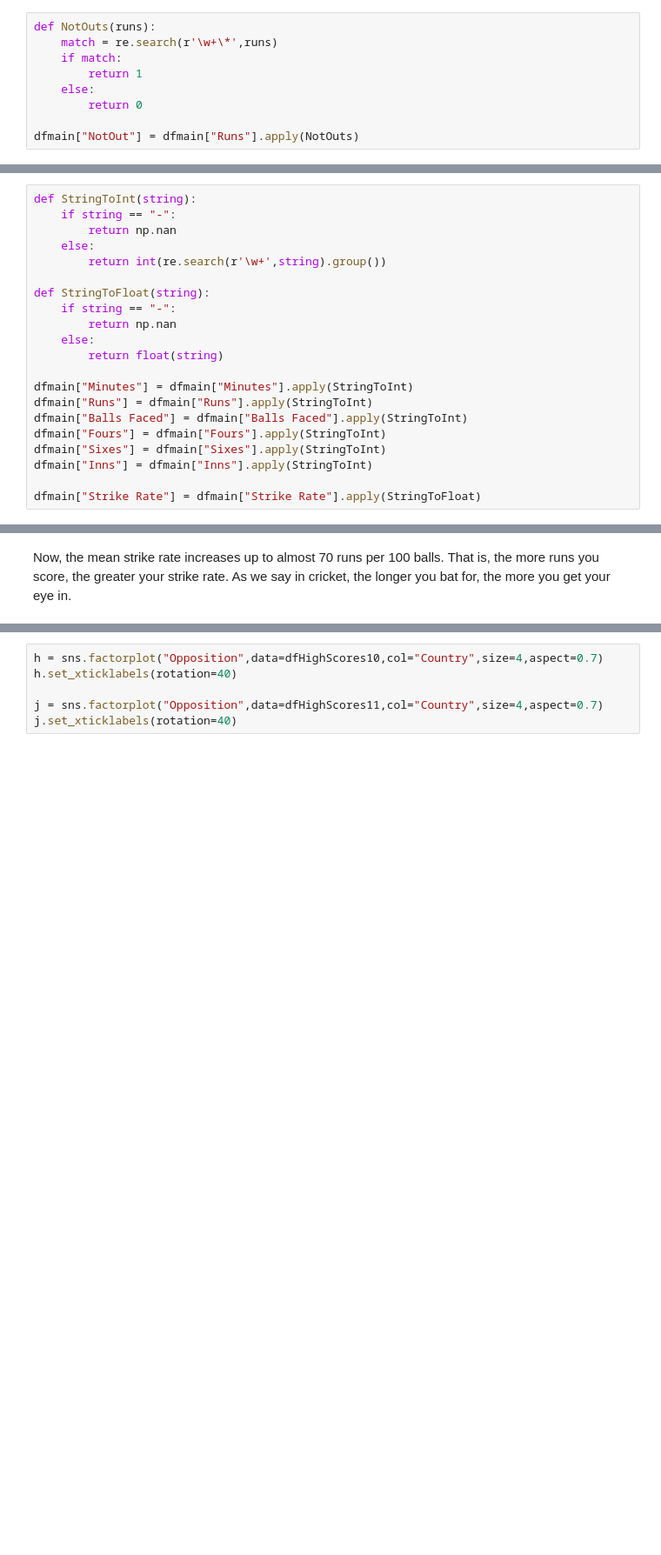
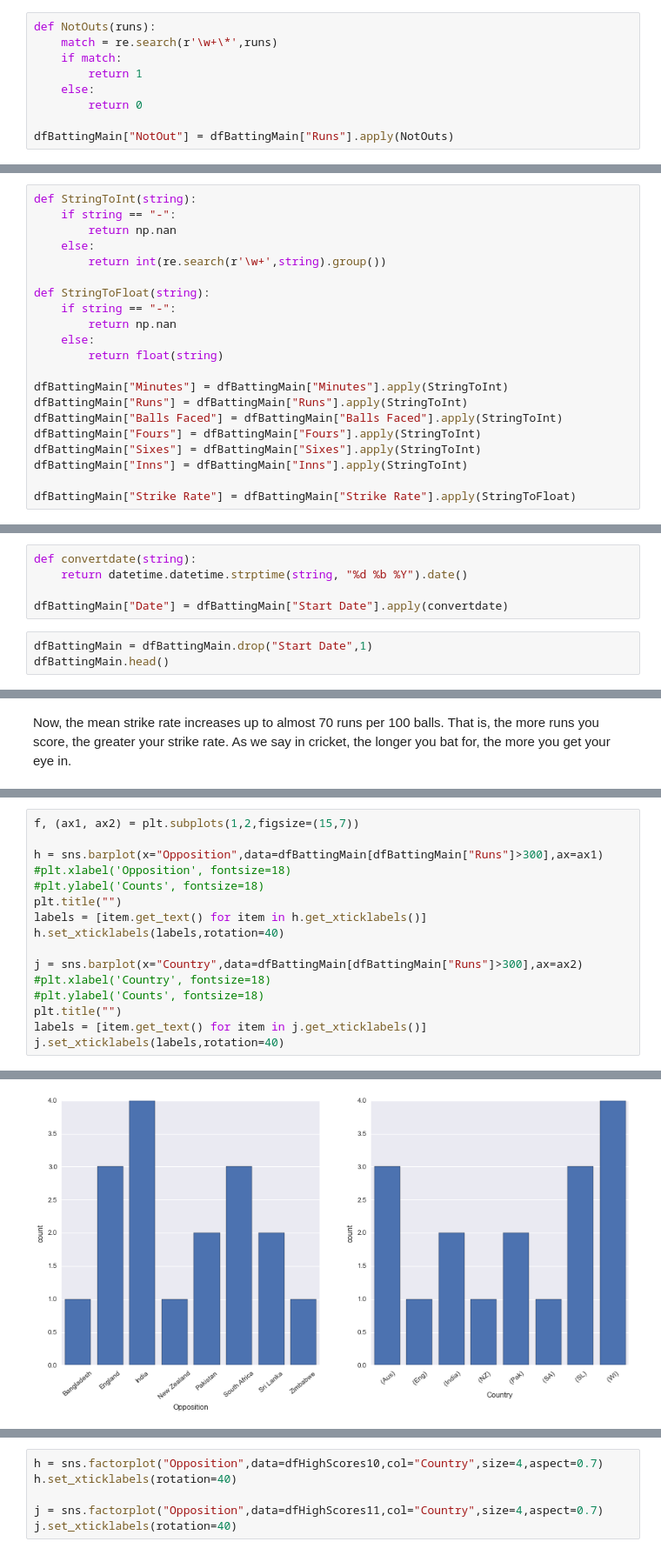
Before and after one commit to maclamont/Cricket, a Jupyter notebook: Cricket.ipynb, the cells around one changed output, grey strips where cells are left out. Shown at 87% size. Cells and saved outputs as stored; diff of their text form; blank space fills up the shorter version.

```diff
--- a/Cricket.ipynb
+++ b/Cricket.ipynb
@@ -84,5 +86,5 @@ def NotOuts(runs):
     else:
         return 0
 
-dfmain["NotOut"] = dfmain["Runs"].apply(NotOuts)
+dfBattingMain["NotOut"] = dfBattingMain["Runs"].apply(NotOuts)
 # %%
@@ -115,11 +117,11 @@ def StringToFloat(string):
     else:
         return float(string)
 
-dfmain["Minutes"] = dfmain["Minutes"].apply(StringToInt)
-dfmain["Runs"] = dfmain["Runs"].apply(StringToInt)
-dfmain["Balls Faced"] = dfmain["Balls Faced"].apply(StringToInt)
-dfmain["Fours"] = dfmain["Fours"].apply(StringToInt)
-dfmain["Sixes"] = dfmain["Sixes"].apply(StringToInt)
-dfmain["Inns"] = dfmain["Inns"].apply(StringToInt)
+dfBattingMain["Minutes"] = dfBattingMain["Minutes"].apply(StringToInt)
+dfBattingMain["Runs"] = dfBattingMain["Runs"].apply(StringToInt)
+dfBattingMain["Balls Faced"] = dfBattingMain["Balls Faced"].apply(StringToInt)
+dfBattingMain["Fours"] = dfBattingMain["Fours"].apply(StringToInt)
+dfBattingMain["Sixes"] = dfBattingMain["Sixes"].apply(StringToInt)
+dfBattingMain["Inns"] = dfBattingMain["Inns"].apply(StringToInt)
 
-dfmain["Strike Rate"] = dfmain["Strike Rate"].apply(StringToFloat)
+dfBattingMain["Strike Rate"] = dfBattingMain["Strike Rate"].apply(StringToFloat)
@@ -125,0 +130,8 @@ dfmain["Strike Rate"] = dfmain["Strike Rate"].apply(StringToFloat)
+# %%
+def convertdate(string):
+    return datetime.datetime.strptime(string, "%d %b %Y").date()
+
+dfBattingMain["Date"] = dfBattingMain["Start Date"].apply(convertdate)
+# %%
+dfBattingMain = dfBattingMain.drop("Start Date",1)
+dfBattingMain.head()
@@ -178,0 +198,17 @@ Now, let's just plot which country these high score runs are scored against.
+# %%
+f, (ax1, ax2) = plt.subplots(1,2,figsize=(15,7))
+
+h = sns.barplot(x="Opposition",data=dfBattingMain[dfBattingMain["Runs"]>300],ax=ax1)
+#plt.xlabel('Opposition', fontsize=18)
+#plt.ylabel('Counts', fontsize=18)
+plt.title("")
+labels = [item.get_text() for item in h.get_xticklabels()]
+h.set_xticklabels(labels,rotation=40)
+
+j = sns.barplot(x="Country",data=dfBattingMain[dfBattingMain["Runs"]>300],ax=ax2)
+#plt.xlabel('Country', fontsize=18)
+#plt.ylabel('Counts', fontsize=18)
+plt.title("")
+labels = [item.get_text() for item in j.get_xticklabels()]
+j.set_xticklabels(labels,rotation=40)
+# %% [output]
@@ -178,0 +223 @@ Now, let's just plot which country these high score runs are scored against.
+[figure, added]
```
Also changed, not shown: parts of 49 cells of this notebook, 4 other files.
